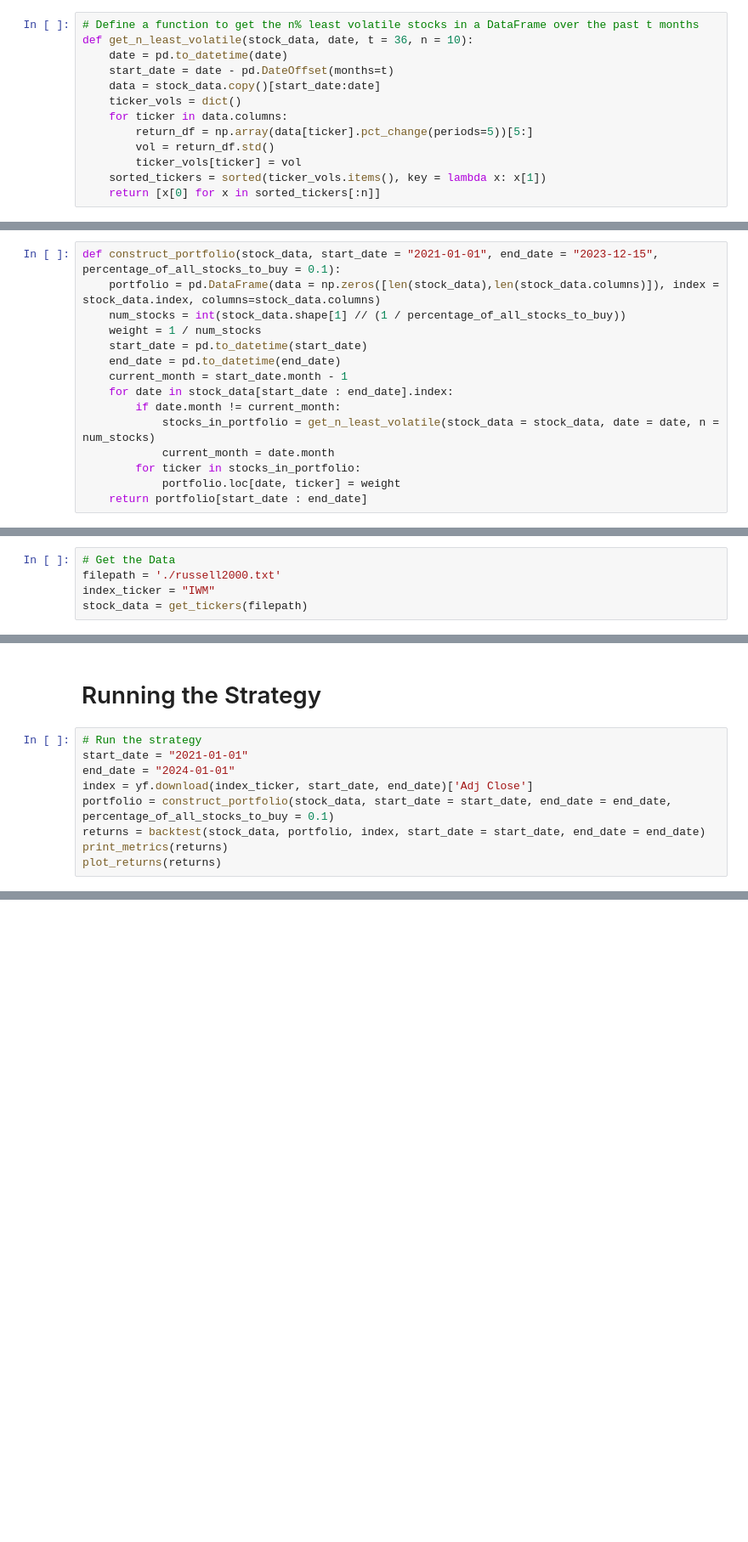
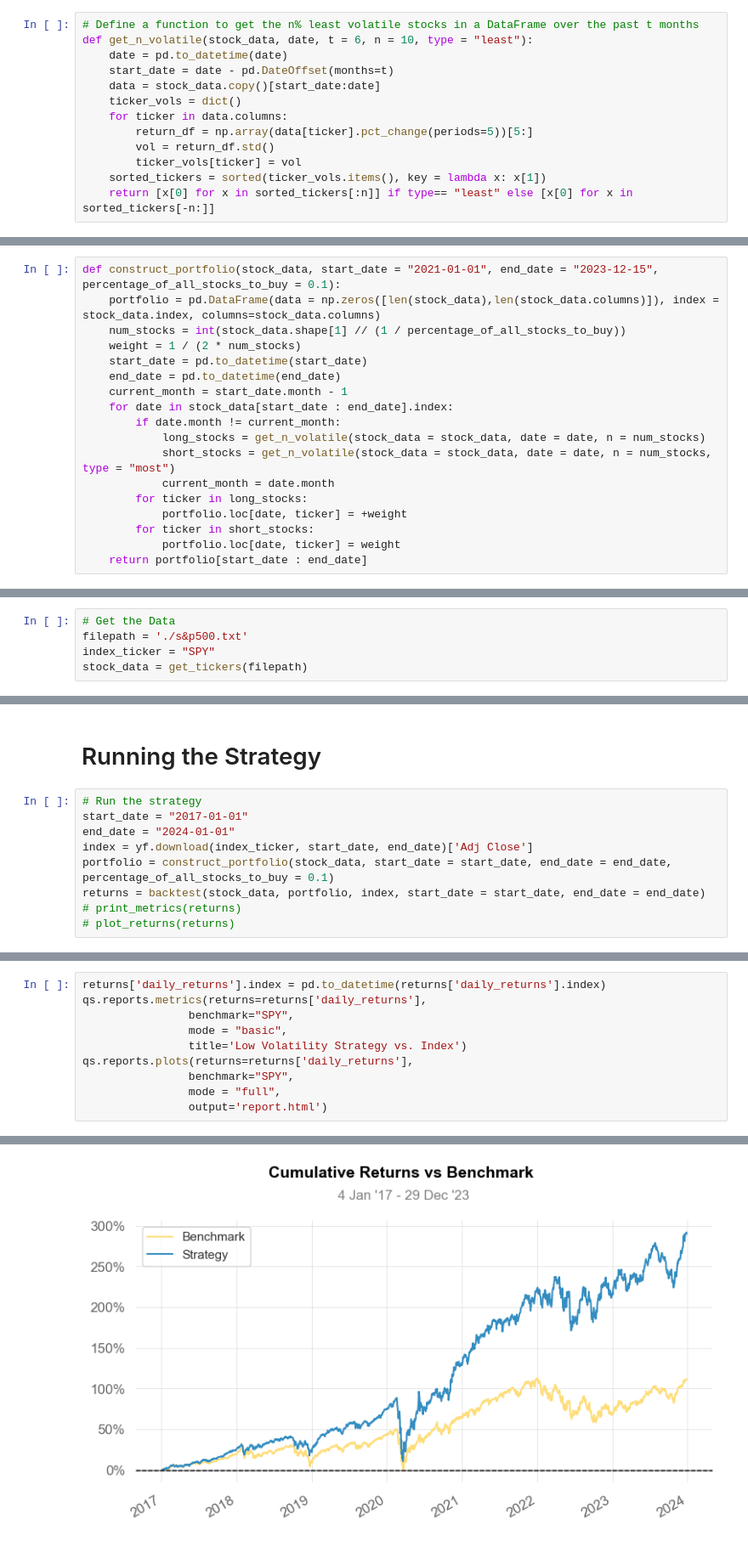
Before and after one commit to ben-marconi/LowVolatilityEffect, a Jupyter notebook: strategy.ipynb, the cells around one changed output, grey strips where cells are left out. Shown at 85% size. Saved outputs shown, nothing was run; the diff lists cells and outputs as text; blank space fills up the shorter version.

Commit message:
Long short version

```diff
--- a/strategy.ipynb
+++ b/strategy.ipynb
@@ -23,7 +26,7 @@ def get_tickers(filepath, start_date = "2017-01-01"):
 ### Function to get Least volatile stocks given a dataframe with Adjusted Close prices of multiple Stocks
 # %%
 # Define a function to get the n% least volatile stocks in a DataFrame over the past t months
-def get_n_least_volatile(stock_data, date, t = 36, n = 10):
+def get_n_volatile(stock_data, date, t = 6, n = 10, type = "least"):
     date = pd.to_datetime(date)
     start_date = date - pd.DateOffset(months=t)
     data = stock_data.copy()[start_date:date]
@@ -33,22 +36,25 @@ def get_n_least_volatile(stock_data, date, t = 36, n = 10):
         vol = return_df.std()
         ticker_vols[ticker] = vol
     sorted_tickers = sorted(ticker_vols.items(), key = lambda x: x[1])
-    return [x[0] for x in sorted_tickers[:n]]
+    return [x[0] for x in sorted_tickers[:n]] if type== "least" else [x[0] for x in sorted_tickers[-n:]]
 # %% [markdown]
 ### Function to construct a portfolio with the Tickers as columns where the value for each cell is the percentage of the portfolio that we are allocating to that specific ticker at a specific day
 # %%
 def construct_portfolio(stock_data, start_date = "2021-01-01", end_date = "2023-12-15", percentage_of_all_stocks_to_buy = 0.1):
     portfolio = pd.DataFrame(data = np.zeros([len(stock_data),len(stock_data.columns)]), index = stock_data.index, columns=stock_data.columns)
     num_stocks = int(stock_data.shape[1] // (1 / percentage_of_all_stocks_to_buy))
-    weight = 1 / num_stocks
+    weight = 1 / (2 * num_stocks)
     start_date = pd.to_datetime(start_date)
     end_date = pd.to_datetime(end_date)
     current_month = start_date.month - 1
     for date in stock_data[start_date : end_date].index:
         if date.month != current_month:
-            stocks_in_portfolio = get_n_least_volatile(stock_data = stock_data, date = date, n = num_stocks)
+            long_stocks = get_n_volatile(stock_data = stock_data, date = date, n = num_stocks)
+            short_stocks = get_n_volatile(stock_data = stock_data, date = date, n = num_stocks, type = "most")
             current_month = date.month
-        for ticker in stocks_in_portfolio:
+        for ticker in long_stocks:
+            portfolio.loc[date, ticker] = +weight
+        for ticker in short_stocks:
             portfolio.loc[date, ticker] = weight
     return portfolio[start_date : end_date]
 # %% [markdown]
@@ -149,7 +155,7 @@ def print_metrics(returns):
 # Getting the Data
 # %%
 # Get the Data
-filepath = './russell2000.txt'
-index_ticker = "IWM"
+filepath = './s&p500.txt'
+index_ticker = "SPY"
 stock_data = get_tickers(filepath)
 # %% [output]
@@ -174,11 +169,11 @@ stock_data = get_tickers(filepath)
 # Running the Strategy
 # %%
 # Run the strategy
-start_date = "2021-01-01"
+start_date = "2017-01-01"
 end_date = "2024-01-01"
 index = yf.download(index_ticker, start_date, end_date)['Adj Close']
 portfolio = construct_portfolio(stock_data, start_date = start_date, end_date = end_date, percentage_of_all_stocks_to_buy = 0.1)
 returns = backtest(stock_data, portfolio, index, start_date = start_date, end_date = end_date)
-print_metrics(returns)
-plot_returns(returns)
+# print_metrics(returns)
+# plot_returns(returns)
 # %% [output]
@@ -190,0 +183,11 @@ plot_returns(returns)
+# %%
+returns['daily_returns'].index = pd.to_datetime(returns['daily_returns'].index)
+qs.reports.metrics(returns=returns['daily_returns'],
+                benchmark="SPY",
+                mode = "basic",
+                title='Low Volatility Strategy vs. Index')
+qs.reports.plots(returns=returns['daily_returns'],
+                benchmark="SPY",
+                mode = "full",
+                output='report.html')
+# %% [output]
@@ -190,0 +211 @@ plot_returns(returns)
+[figure, added]
```
Also changed, not shown: parts of 6 cells of this notebook.
